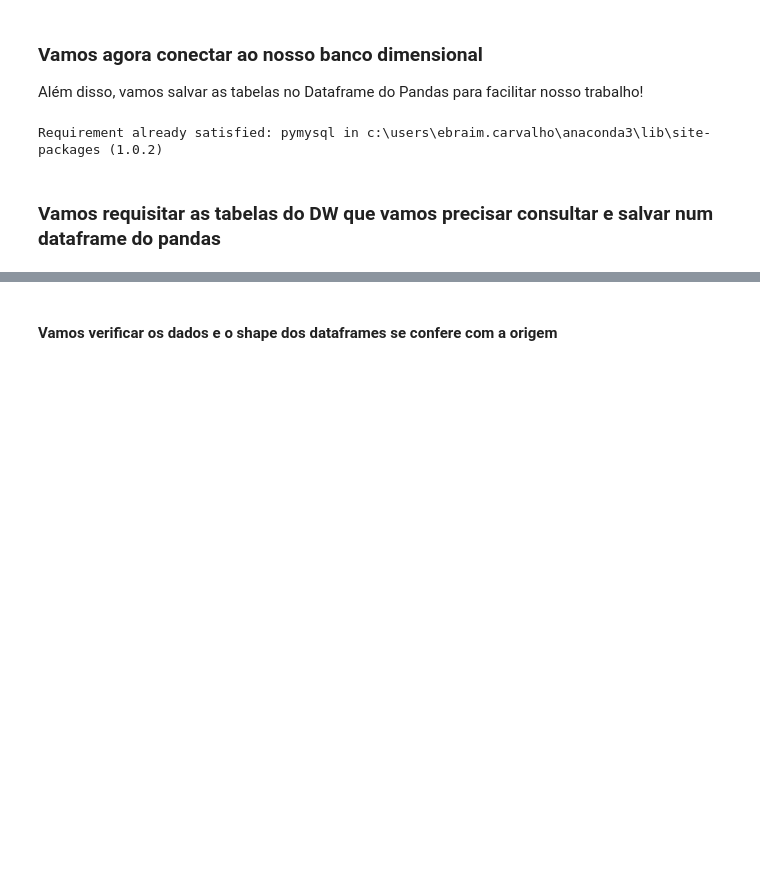
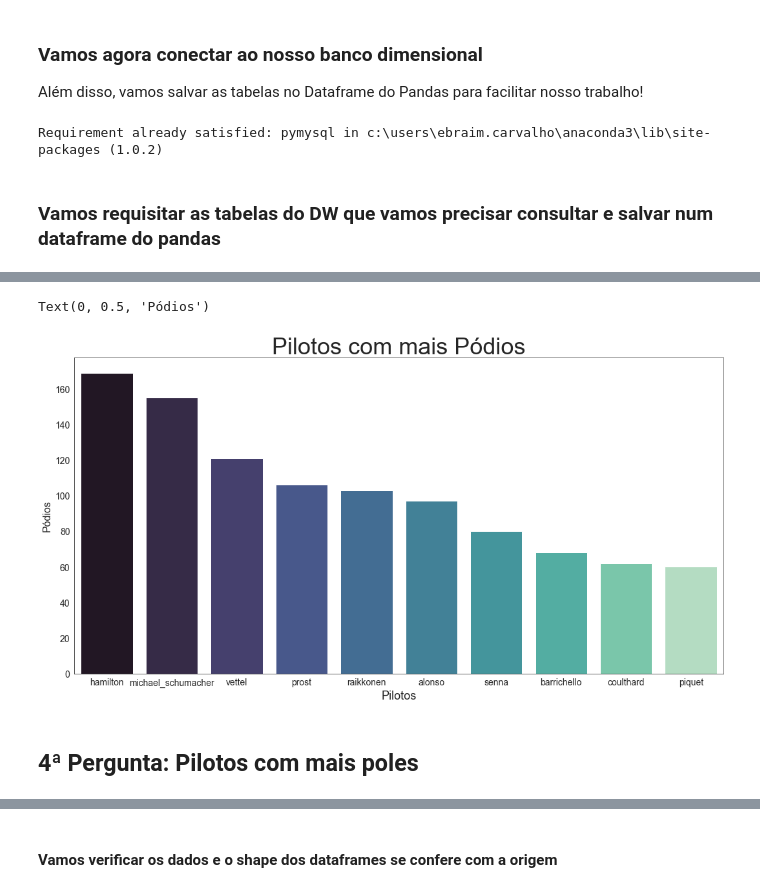
Before and after one commit to ebraimcarvalho/my-way, a Jupyter notebook: gama_accenture/DESAFIO/gama_mario_kart.ipynb, the cells around one changed output, grey strips where cells are left out. Drawn from its saved outputs; the diff is of its cells as text; code cells hidden in the pictures; blank space fills up the shorter version.

```diff
--- a/gama_accenture/DESAFIO/gama_mario_kart.ipynb
+++ b/gama_accenture/DESAFIO/gama_mario_kart.ipynb
@@ -396,12 +415,12 @@ import pandas as pd
 import matplotlib.pyplot as plt
 import seaborn as sns
 import sqlalchemy
+# %%
+plt.rcParams.update(plt.rcParamsDefault)
 # %%
 %matplotlib inline
 plt.rcParams['figure.figsize']=(18,9)
 plt.rc('axes', titlesize=36)
-plt.rc('xtick', labelsize=12)
-plt.rc('ytick', labelsize=12)
 sns.set_style("white")
 # %%
 # Instalando a biblioteca pymsql para conectar ao banco mysql
@@ -421,0 +663,12 @@ dim_piloto = pd.read_sql_table('dim_piloto', engine)
+# %%
+sns.barplot(x="REF_PILOTO", y="POS_FINAL", data=pilotos_podios.reset_index()[:10], palette = 'mako')
+plt.title("Pilotos com mais Pódios", fontsize=36)
+plt.xticks(fontsize=14)
+plt.yticks(fontsize=14)
+plt.xlabel('Pilotos', fontsize=18)
+plt.ylabel('Pódios', fontsize=16)
+# %% [output]
+Text(0, 0.5, 'Pódios')
+[figure, added]
+# %% [markdown]
+<h2>4ª Pergunta: Pilotos com mais poles</h2>
```
Also changed, not shown: parts of 133 cells of this notebook.
